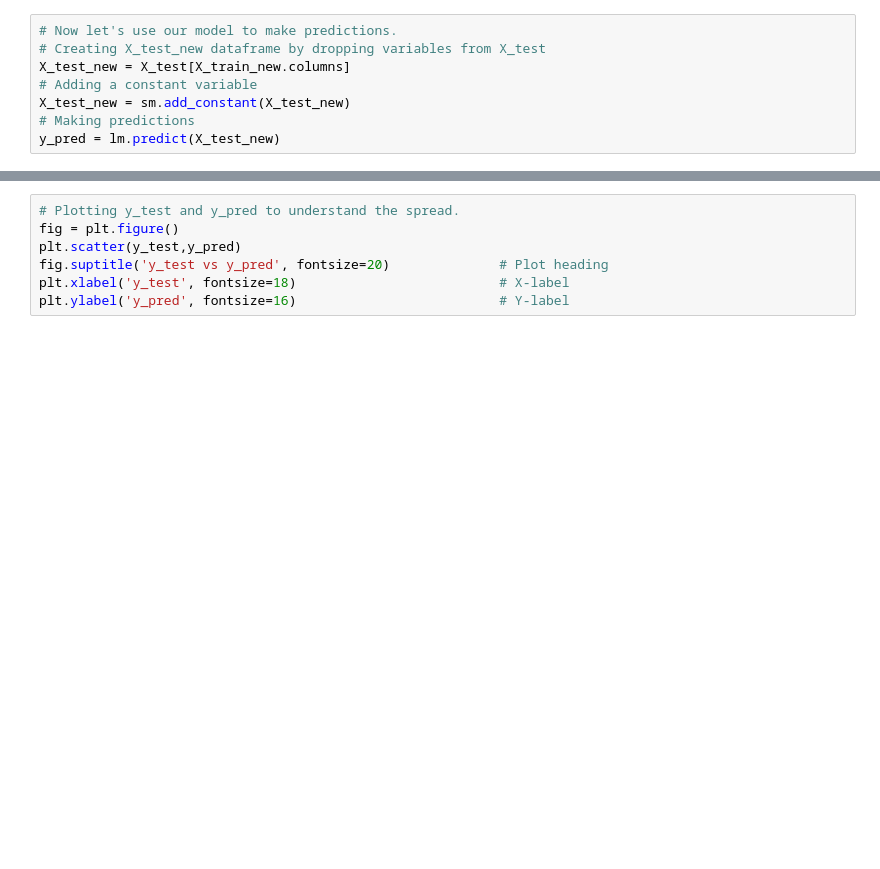
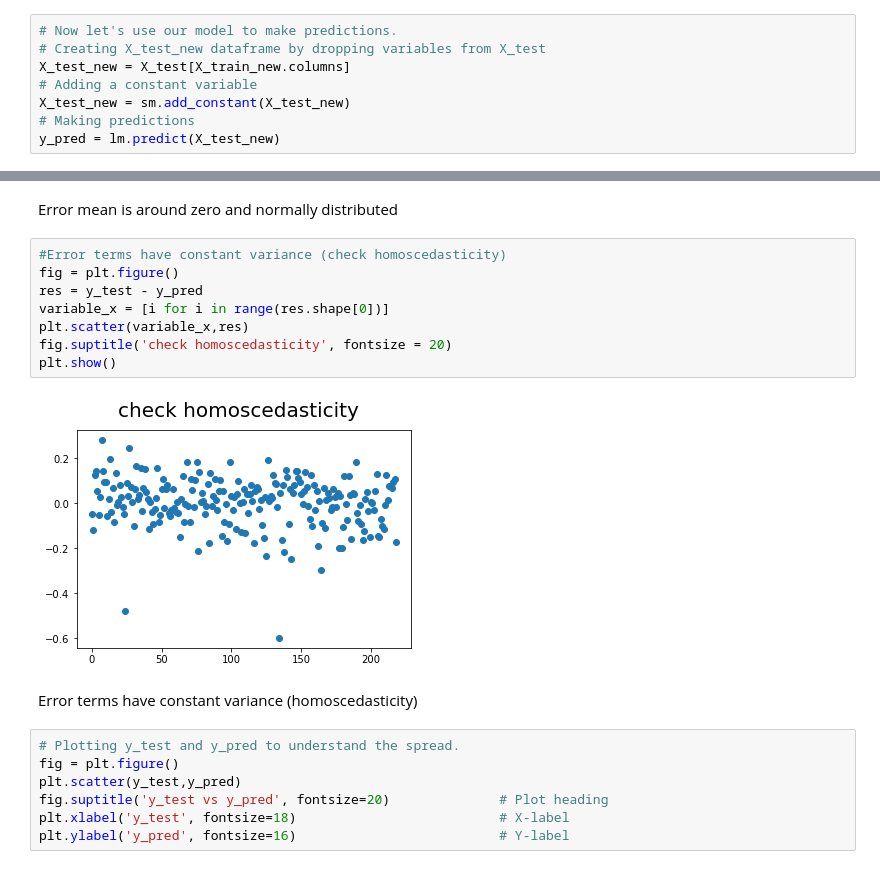
Before and after one commit to yalagamsrinivas/Linear-Regression-Case-Study-Bike-Sharing, a Jupyter notebook: Linear-Regression-Case-Study-Bike-Sharing.ipynb, the cells around one changed output, grey strips where cells are left out. Drawn from its saved outputs; the diff is of its cells as text; blank space fills up the shorter version.

```diff
--- a/Linear-Regression-Case-Study-Bike-Sharing.ipynb
+++ b/Linear-Regression-Case-Study-Bike-Sharing.ipynb
@@ -625,3 +657,17 @@ Text(0.5, 0, 'Errors')
+# %% [markdown]
+Error mean is around zero and normally distributed
+# %%
+#Error terms have constant variance (check homoscedasticity)
+fig = plt.figure()
+res = y_test - y_pred
+variable_x = [i for i in range(res.shape[0])]
+plt.scatter(variable_x,res)
+fig.suptitle('check homoscedasticity', fontsize = 20)
+plt.show()
+# %% [output]
+[figure, added]
+# %% [markdown]
+Error terms have constant variance (homoscedasticity)
 # %%
 # Plotting y_test and y_pred to understand the spread.
 fig = plt.figure()
```
Also changed, not shown: parts of 29 cells of this notebook, 6 other files.
